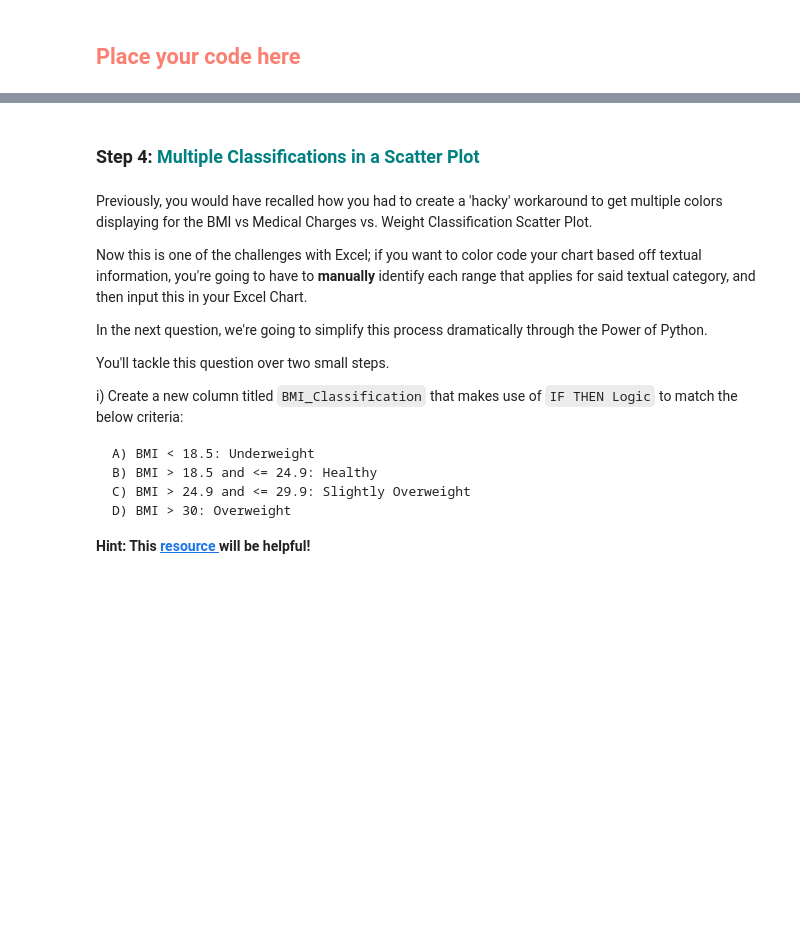
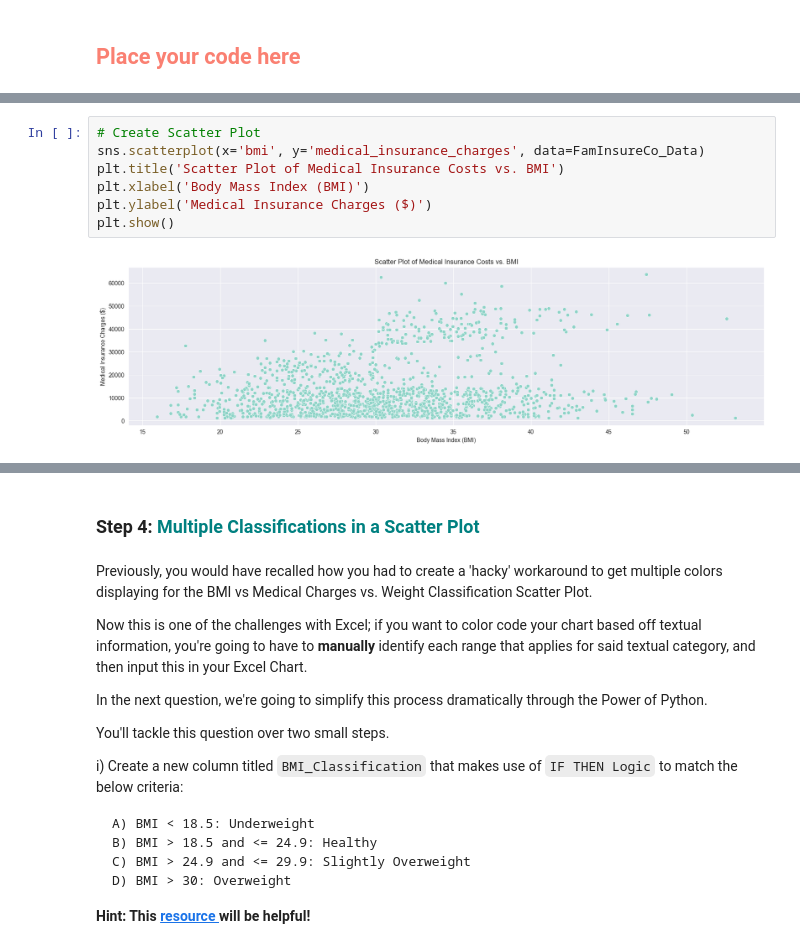
Before and after one commit to christinedbaxter/sb_CaseStudy_FamInsureCo, a Jupyter notebook: FamInsureCo_OLS_Case_Study.ipynb, the cells around one changed output, grey strips where cells are left out. Cells and saved outputs as stored; diff of their text form; blank space fills up the shorter version.

Commit message:
classification and scatter plots

```diff
--- a/FamInsureCo_OLS_Case_Study.ipynb
+++ b/FamInsureCo_OLS_Case_Study.ipynb
@@ -122,0 +124,9 @@ i) Create a Scatter Plot highlighting the Medical Insurance Costs (Y-Axis) again
+# %%
+# Create Scatter Plot
+sns.scatterplot(x='bmi', y='medical_insurance_charges', data=FamInsureCo_Data)
+plt.title('Scatter Plot of Medical Insurance Costs vs. BMI')
+plt.xlabel('Body Mass Index (BMI)')
+plt.ylabel('Medical Insurance Charges ($)')
+plt.show()
+# %% [output]
+[figure, added]
```
Also changed, not shown: parts of 28 cells of this notebook.
